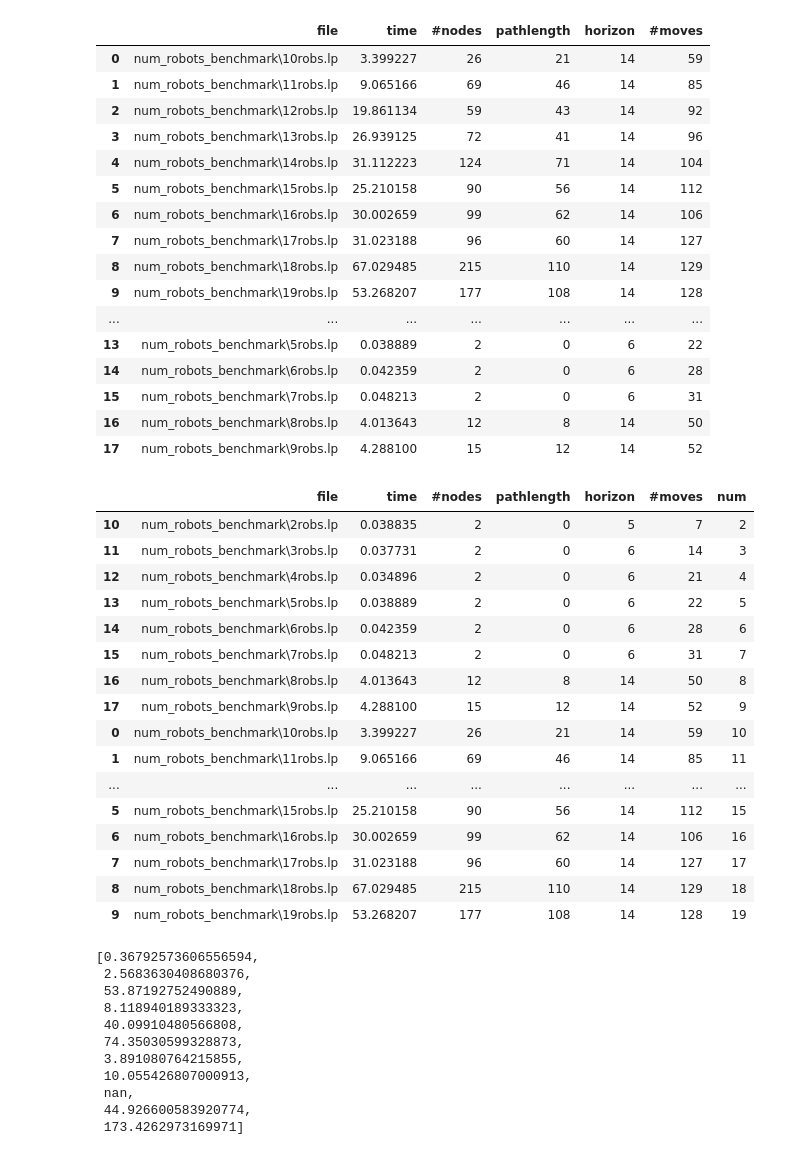
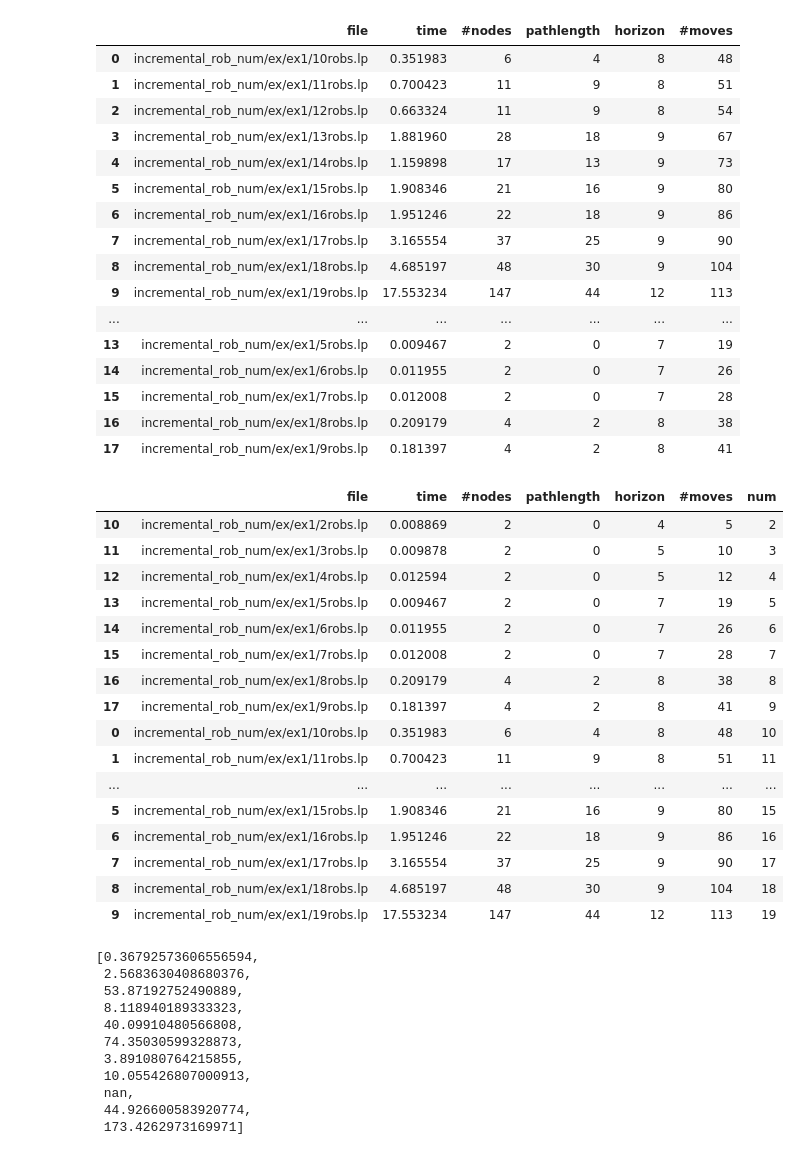
Before and after one commit to Philomena892/AndreevMoek, a Jupyter notebook: CBS/dataAnalysis.ipynb, the cells around one changed output. Cells and saved outputs as stored; diff of their text form; code cells hidden in the pictures.

```diff
--- a/CBS/dataAnalysis.ipynb
+++ b/CBS/dataAnalysis.ipynb
@@ -1,33 +1,33 @@
 # %%
 import pandas as pd
 import matplotlib.pyplot as plt
 import numpy as np
 
 
 df = pd.read_csv("./benchmarkResults/25-07_benchmark_results.csv")
 dfg = pd.read_csv("./benchmarkResults/greedy_benchmark_results.csv")
 
-dfng = pd.read_csv("./benchmarkResults/greedy_incremental_rob_num.csv")
+dfng = pd.read_csv("./inc_benchmarkResults/greedy1.csv")
 
 dfng
 # %% [output]
 |  | file | time | #nodes | pathlength | horizon | #moves |
-| 0 | num_robots_benchmark\10robs.lp | 3.399227 | 26 | 21 | 14 | 59 |
-| 1 | num_robots_benchmark\11robs.lp | 9.065166 | 69 | 46 | 14 | 85 |
-| 2 | num_robots_benchmark\12robs.lp | 19.861134 | 59 | 43 | 14 | 92 |
-| 3 | num_robots_benchmark\13robs.lp | 26.939125 | 72 | 41 | 14 | 96 |
-| 4 | num_robots_benchmark\14robs.lp | 31.112223 | 124 | 71 | 14 | 104 |
-| 5 | num_robots_benchmark\15robs.lp | 25.210158 | 90 | 56 | 14 | 112 |
-| 6 | num_robots_benchmark\16robs.lp | 30.002659 | 99 | 62 | 14 | 106 |
-| 7 | num_robots_benchmark\17robs.lp | 31.023188 | 96 | 60 | 14 | 127 |
-| 8 | num_robots_benchmark\18robs.lp | 67.029485 | 215 | 110 | 14 | 129 |
-| 9 | num_robots_benchmark\19robs.lp | 53.268207 | 177 | 108 | 14 | 128 |
+| 0 | incremental_rob_num/ex/ex1/10robs.lp | 0.351983 | 6 | 4 | 8 | 48 |
+| 1 | incremental_rob_num/ex/ex1/11robs.lp | 0.700423 | 11 | 9 | 8 | 51 |
+| 2 | incremental_rob_num/ex/ex1/12robs.lp | 0.663324 | 11 | 9 | 8 | 54 |
+| 3 | incremental_rob_num/ex/ex1/13robs.lp | 1.881960 | 28 | 18 | 9 | 67 |
+| 4 | incremental_rob_num/ex/ex1/14robs.lp | 1.159898 | 17 | 13 | 9 | 73 |
+| 5 | incremental_rob_num/ex/ex1/15robs.lp | 1.908346 | 21 | 16 | 9 | 80 |
+| 6 | incremental_rob_num/ex/ex1/16robs.lp | 1.951246 | 22 | 18 | 9 | 86 |
+| 7 | incremental_rob_num/ex/ex1/17robs.lp | 3.165554 | 37 | 25 | 9 | 90 |
+| 8 | incremental_rob_num/ex/ex1/18robs.lp | 4.685197 | 48 | 30 | 9 | 104 |
+| 9 | incremental_rob_num/ex/ex1/19robs.lp | 17.553234 | 147 | 44 | 12 | 113 |
 | ... | ... | ... | ... | ... | ... | ... |
-| 13 | num_robots_benchmark\5robs.lp | 0.038889 | 2 | 0 | 6 | 22 |
-| 14 | num_robots_benchmark\6robs.lp | 0.042359 | 2 | 0 | 6 | 28 |
-| 15 | num_robots_benchmark\7robs.lp | 0.048213 | 2 | 0 | 6 | 31 |
-| 16 | num_robots_benchmark\8robs.lp | 4.013643 | 12 | 8 | 14 | 50 |
-| 17 | num_robots_benchmark\9robs.lp | 4.288100 | 15 | 12 | 14 | 52 |
+| 13 | incremental_rob_num/ex/ex1/5robs.lp | 0.009467 | 2 | 0 | 7 | 19 |
+| 14 | incremental_rob_num/ex/ex1/6robs.lp | 0.011955 | 2 | 0 | 7 | 26 |
+| 15 | incremental_rob_num/ex/ex1/7robs.lp | 0.012008 | 2 | 0 | 7 | 28 |
+| 16 | incremental_rob_num/ex/ex1/8robs.lp | 0.209179 | 4 | 2 | 8 | 38 |
+| 17 | incremental_rob_num/ex/ex1/9robs.lp | 0.181397 | 4 | 2 | 8 | 41 |
 # %%
 def size(row):
     return int(str(row["file"]).split("/")[2][-1])
@@ -39,7 +39,7 @@ def ex(row):
     return int(str(row["file"]).split("/")[4][2])
 
 def num(row):
-    return int(str(row["file"]).split("/")[0].split("\\")[1].split("r")[0])
+    return int(str(row["file"]).split("/")[-1].split("r")[0])
 
 df['size'] = df.apply(lambda row: size(row), axis=1)
 df['density'] = df.apply(lambda row: density(row), axis=1)
@@ -53,27 +53,29 @@ dfng['num'] = dfng.apply(lambda row: num(row), axis=1)
 
 dfnga = dfng.iloc[0:10]
 dfngb = dfng.iloc[10:]
-
+#dfnga
 dfng = pd.concat([dfngb, dfnga], sort=False)
 dfng
+
+# Nummerierung der Zeilen fixen
 # %% [output]
 |  | file | time | #nodes | pathlength | horizon | #moves | num |
-| 10 | num_robots_benchmark\2robs.lp | 0.038835 | 2 | 0 | 5 | 7 | 2 |
-| 11 | num_robots_benchmark\3robs.lp | 0.037731 | 2 | 0 | 6 | 14 | 3 |
-| 12 | num_robots_benchmark\4robs.lp | 0.034896 | 2 | 0 | 6 | 21 | 4 |
-| 13 | num_robots_benchmark\5robs.lp | 0.038889 | 2 | 0 | 6 | 22 | 5 |
-| 14 | num_robots_benchmark\6robs.lp | 0.042359 | 2 | 0 | 6 | 28 | 6 |
-| 15 | num_robots_benchmark\7robs.lp | 0.048213 | 2 | 0 | 6 | 31 | 7 |
-| 16 | num_robots_benchmark\8robs.lp | 4.013643 | 12 | 8 | 14 | 50 | 8 |
-| 17 | num_robots_benchmark\9robs.lp | 4.288100 | 15 | 12 | 14 | 52 | 9 |
-| 0 | num_robots_benchmark\10robs.lp | 3.399227 | 26 | 21 | 14 | 59 | 10 |
-| 1 | num_robots_benchmark\11robs.lp | 9.065166 | 69 | 46 | 14 | 85 | 11 |
+| 10 | incremental_rob_num/ex/ex1/2robs.lp | 0.008869 | 2 | 0 | 4 | 5 | 2 |
+| 11 | incremental_rob_num/ex/ex1/3robs.lp | 0.009878 | 2 | 0 | 5 | 10 | 3 |
+| 12 | incremental_rob_num/ex/ex1/4robs.lp | 0.012594 | 2 | 0 | 5 | 12 | 4 |
+| 13 | incremental_rob_num/ex/ex1/5robs.lp | 0.009467 | 2 | 0 | 7 | 19 | 5 |
+| 14 | incremental_rob_num/ex/ex1/6robs.lp | 0.011955 | 2 | 0 | 7 | 26 | 6 |
+| 15 | incremental_rob_num/ex/ex1/7robs.lp | 0.012008 | 2 | 0 | 7 | 28 | 7 |
+| 16 | incremental_rob_num/ex/ex1/8robs.lp | 0.209179 | 4 | 2 | 8 | 38 | 8 |
+| 17 | incremental_rob_num/ex/ex1/9robs.lp | 0.181397 | 4 | 2 | 8 | 41 | 9 |
+| 0 | incremental_rob_num/ex/ex1/10robs.lp | 0.351983 | 6 | 4 | 8 | 48 | 10 |
+| 1 | incremental_rob_num/ex/ex1/11robs.lp | 0.700423 | 11 | 9 | 8 | 51 | 11 |
 | ... | ... | ... | ... | ... | ... | ... | ... |
-| 5 | num_robots_benchmark\15robs.lp | 25.210158 | 90 | 56 | 14 | 112 | 15 |
-| 6 | num_robots_benchmark\16robs.lp | 30.002659 | 99 | 62 | 14 | 106 | 16 |
-| 7 | num_robots_benchmark\17robs.lp | 31.023188 | 96 | 60 | 14 | 127 | 17 |
-| 8 | num_robots_benchmark\18robs.lp | 67.029485 | 215 | 110 | 14 | 129 | 18 |
-| 9 | num_robots_benchmark\19robs.lp | 53.268207 | 177 | 108 | 14 | 128 | 19 |
+| 5 | incremental_rob_num/ex/ex1/15robs.lp | 1.908346 | 21 | 16 | 9 | 80 | 15 |
+| 6 | incremental_rob_num/ex/ex1/16robs.lp | 1.951246 | 22 | 18 | 9 | 86 | 16 |
+| 7 | incremental_rob_num/ex/ex1/17robs.lp | 3.165554 | 37 | 25 | 9 | 90 | 17 |
+| 8 | incremental_rob_num/ex/ex1/18robs.lp | 4.685197 | 48 | 30 | 9 | 104 | 18 |
+| 9 | incremental_rob_num/ex/ex1/19robs.lp | 17.553234 | 147 | 44 | 12 | 113 | 19 |
 # %%
 # sort data by size + density
 
```
Also changed, not shown: parts of 1 cell of this notebook.
